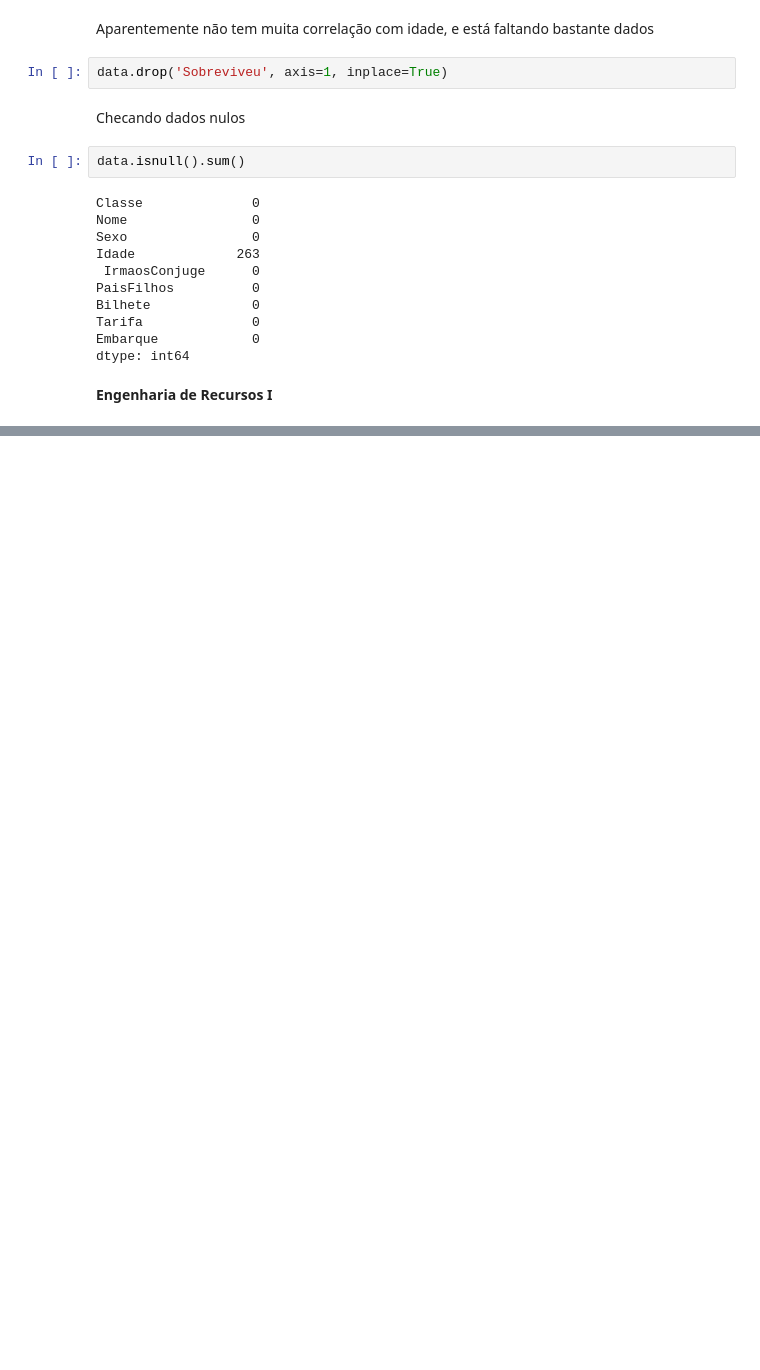
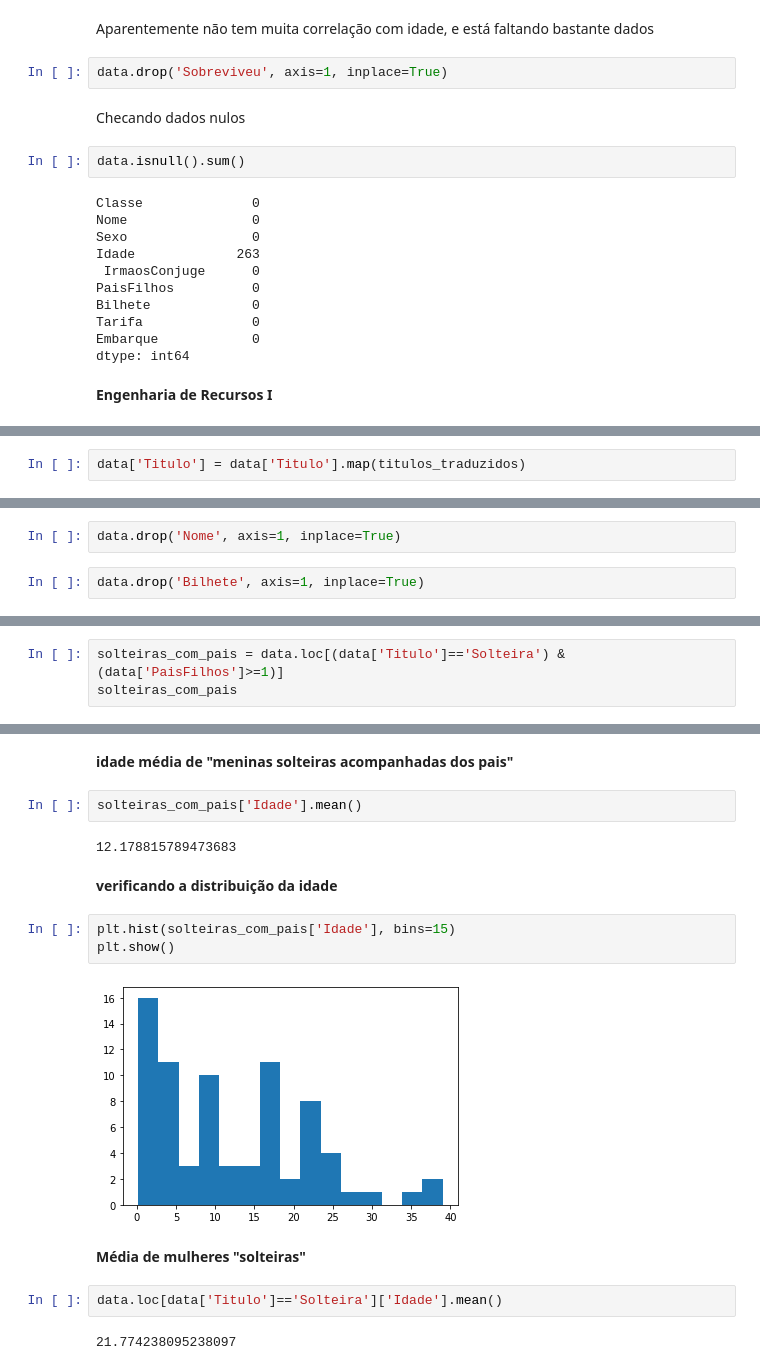
Before and after one commit to LucasRocha2308/Curso-Data-Science-e-Machine-Learning-com-Estatistica-e-Python, a Jupyter notebook: Regressao_linear_v2.ipynb, the cells around one changed output, grey strips where cells are left out. Cells and saved outputs as stored; diff of their text form; blank space fills up the shorter version.

```diff
--- a/Regressao_linear_v2.ipynb
+++ b/Regressao_linear_v2.ipynb
@@ -217,0 +299,2 @@ dtype: int64
+# %%
+data['Titulo'] = data['Titulo'].map(titulos_traduzidos)
@@ -217,0 +342,4 @@ dtype: int64
+# %%
+data.drop('Nome', axis=1, inplace=True)
+# %%
+data.drop('Bilhete', axis=1, inplace=True)
@@ -217,0 +362,3 @@ dtype: int64
+# %%
+solteiras_com_pais = data.loc[(data['Titulo']=='Solteira') & (data['PaisFilhos']>=1)]
+solteiras_com_pais
@@ -217,0 +380,19 @@ dtype: int64
+# %% [markdown]
+**idade média de "meninas solteiras acompanhadas dos pais"**
+# %%
+solteiras_com_pais['Idade'].mean()
+# %% [output]
+12.178815789473683
+# %% [markdown]
+**verificando a distribuição da idade**
+# %%
+plt.hist(solteiras_com_pais['Idade'], bins=15)
+plt.show()
+# %% [output]
+[figure, added]
+# %% [markdown]
+**Média de mulheres "solteiras"**
+# %%
+data.loc[data['Titulo']=='Solteira']['Idade'].mean()
+# %% [output]
+21.774238095238097
```
Also changed, not shown: parts of 93 cells of this notebook.
